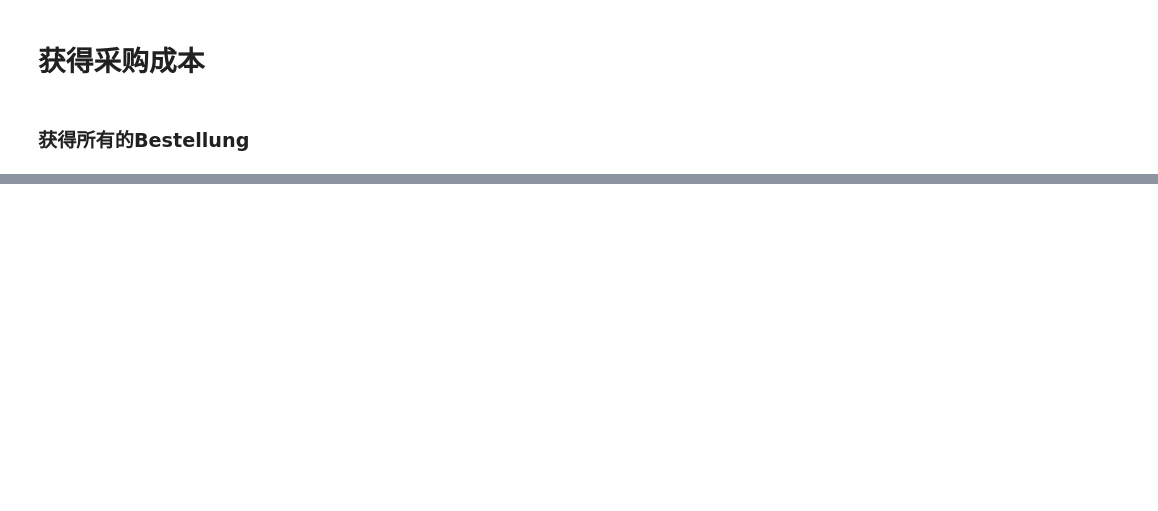
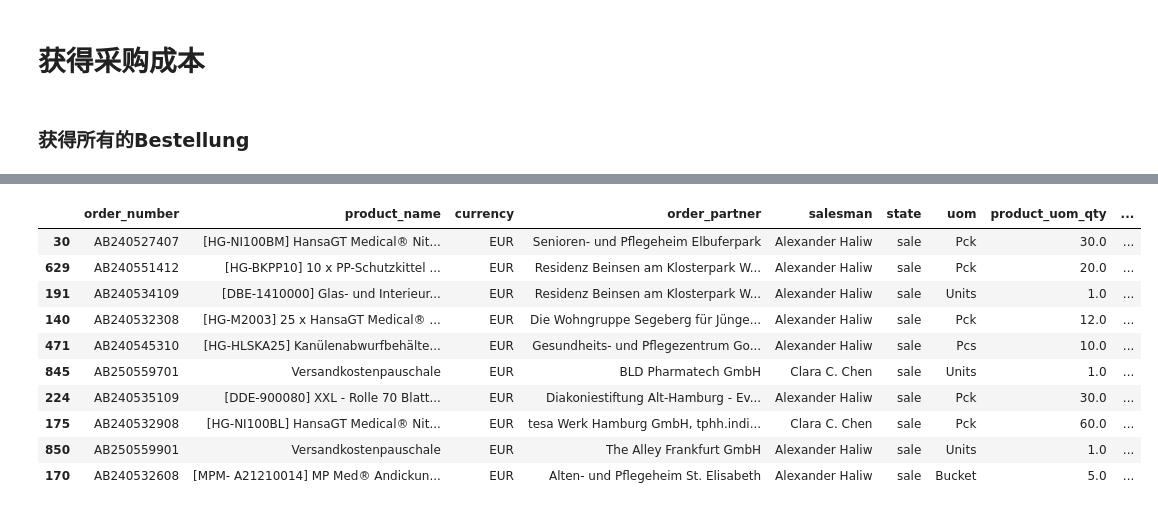
Before and after one commit to yixinglin/odoo-scripts, a Jupyter notebook: sales.ipynb, the cells around one changed output, grey strips where cells are left out. Cells and saved outputs as stored; diff of their text form; code cells hidden in the pictures; blank space fills up the shorter version.

```diff
--- a/sales.ipynb
+++ b/sales.ipynb
@@ -551,4 +759,4 @@ print(len(df_filtered_purchase_orderlines))
 # %%
 # 统计每个产品的采购价
-odoo_orderlines = df_filtered_purchase_orderlines.copy()
-odoo_orderlines.head(5)
+odoo_purchase_orderlines = df_filtered_purchase_orderlines.copy()
+odoo_purchase_orderlines.head(5)
@@ -555,6 +770,6 @@ odoo_orderlines.head(5)
 # %%
 # 统计出每个产品的采购价
-df_product_cost = odoo_orderlines.groupby(['product_name']) \
+df_product_cost = odoo_purchase_orderlines.groupby(['product_name']) \
                             .agg({'price_unit': ['mean', 'first', 'last', 'min', 'max'],
                                   'currency': 'first',
                                   'product_name':  'count',
@@ -562,4 +777,5 @@ df_product_cost = odoo_orderlines.groupby(['product_name']) \
 
 df_product_cost.columns = ['_'.join(col).strip() for col in df_product_cost.columns]
 print(len(df_product_cost))
+df_product_cost.reset_index(inplace=True)
 df_product_cost.sample(10)
@@ -565,0 +795,16 @@ df_product_cost.sample(10)
+# %%
+df_merged = df_sale_order_lines.merge(df_product_cost[["product_name", "price_unit_last"]], on="product_name", how="left")
+df_merged.sample(10)
+df_merged.to_excel("data/gross_profit.xlsx", index=False)
+# %% [output]
+|  | order_number | product_name | currency | order_partner | salesman | state | uom | product_uom_qty | ... |
+| 30 | AB240527407 | [HG-NI100BM] HansaGT Medical® Nit... | EUR | Senioren- und Pflegeheim Elbuferpark | Alexander Haliw | sale | Pck | 30.0 | ... |
+| 629 | AB240551412 | [HG-BKPP10] 10 x PP-Schutzkittel ... | EUR | Residenz Beinsen am Klosterpark W... | Alexander Haliw | sale | Pck | 20.0 | ... |
+| 191 | AB240534109 | [DBE-1410000] Glas- und Interieur... | EUR | Residenz Beinsen am Klosterpark W... | Alexander Haliw | sale | Units | 1.0 | ... |
+| 140 | AB240532308 | [HG-M2003] 25 x HansaGT Medical® ... | EUR | Die Wohngruppe Segeberg für Jünge... | Alexander Haliw | sale | Pck | 12.0 | ... |
+| 471 | AB240545310 | [HG-HLSKA25] Kanülenabwurfbehälte... | EUR | Gesundheits- und Pflegezentrum Go... | Alexander Haliw | sale | Pcs | 10.0 | ... |
+| 845 | AB250559701 | Versandkostenpauschale | EUR | BLD Pharmatech GmbH | Clara C. Chen | sale | Units | 1.0 | ... |
+| 224 | AB240535109 | [DDE-900080] XXL - Rolle 70 Blatt... | EUR | Diakoniestiftung Alt-Hamburg - Ev... | Alexander Haliw | sale | Pck | 30.0 | ... |
+| 175 | AB240532908 | [HG-NI100BL] HansaGT Medical® Nit... | EUR | tesa Werk Hamburg GmbH, tphh.indi... | Clara C. Chen | sale | Pck | 60.0 | ... |
+| 850 | AB250559901 | Versandkostenpauschale | EUR | The Alley Frankfurt GmbH | Alexander Haliw | sale | Units | 1.0 | ... |
+| 170 | AB240532608 | [MPM- A21210014] MP Med® Andickun... | EUR | Alten- und Pflegeheim St. Elisabeth | Alexander Haliw | sale | Bucket | 5.0 | ... |
```
Also changed, not shown: parts of 24 cells of this notebook.
